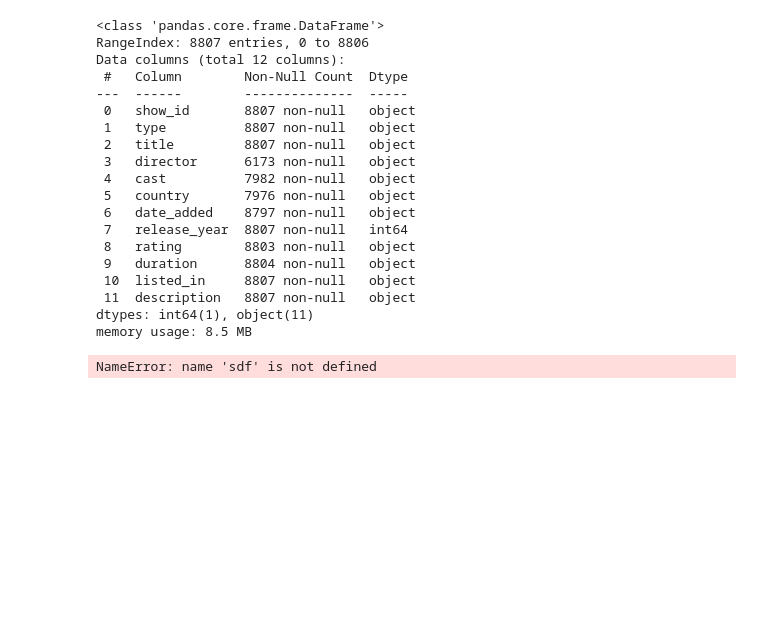
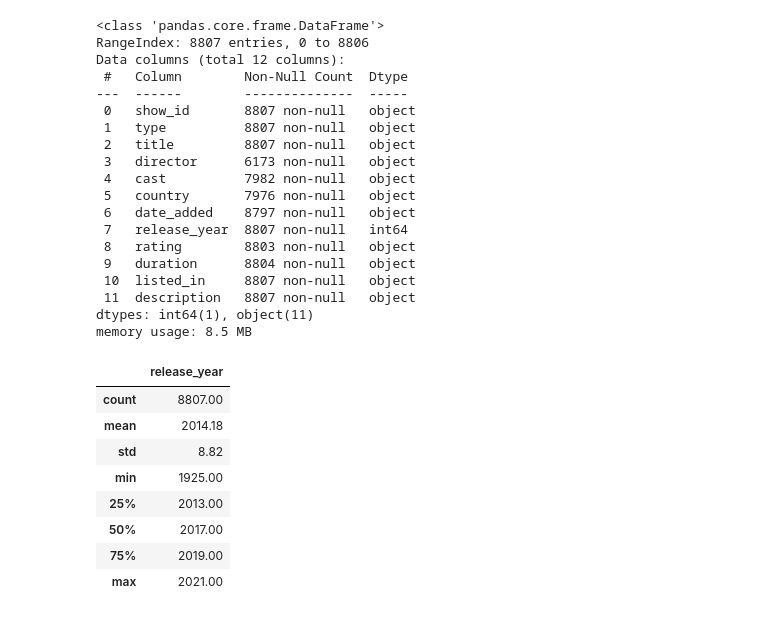
Before and after one commit to AlexMlotok/netflix_data_analsis, a Jupyter notebook: netflix_data_analysis.ipynb, the cells around one changed output. Saved outputs shown, nothing was run; the diff lists cells and outputs as text; code cells hidden in the pictures; blank space fills up the shorter version.

```diff
--- a/netflix_data_analysis.ipynb
+++ b/netflix_data_analysis.ipynb
@@ -77,8 +79,16 @@ Data columns (total 12 columns):
 dtypes: int64(1), object(11)
 memory usage: 8.5 MB
 # %%
-sdf.describe().round(2)
+df.describe().round(2)
 # %% [output]
-NameError: name 'sdf' is not defined
+|  | release_year |
+| count | 8807.00 |
+| mean | 2014.18 |
+| std | 8.82 |
+| min | 1925.00 |
+| 25% | 2013.00 |
+| 50% | 2017.00 |
+| 75% | 2019.00 |
+| max | 2021.00 |
 # %%
 df.isna().sum().sort_values(ascending=False)
```
Also changed, not shown: parts of 18 cells of this notebook.
